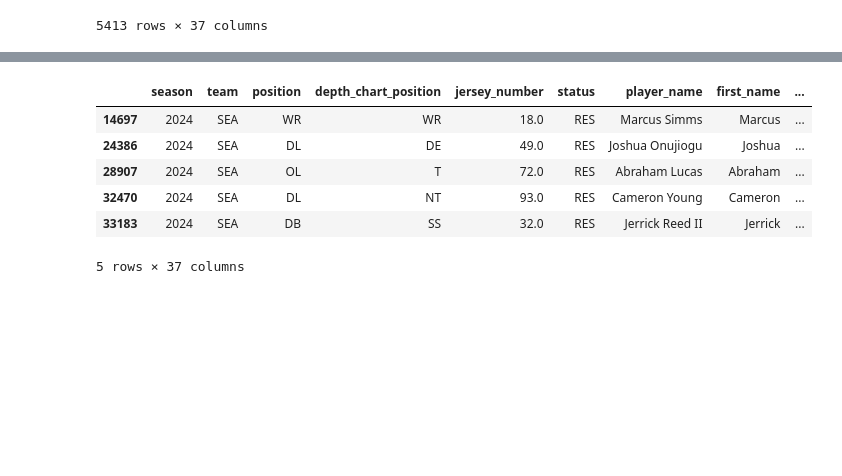
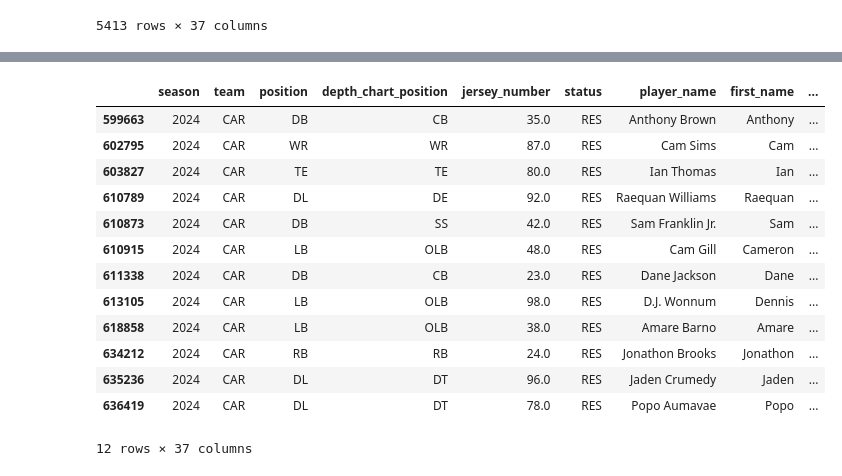
Before and after one commit to nicriv831/NFL-Injury-Risk, a Jupyter notebook: Initial_Run.ipynb, the cells around one changed output, grey strips where cells are left out. Cells and saved outputs as stored; diff of their text form; code cells hidden in the pictures; blank space fills up the shorter version.

```diff
--- a/Initial_Run.ipynb
+++ b/Initial_Run.ipynb
@@ -161,7 +161,7 @@ rosters_seas[rosters_seas['status'] == 'RES']
 # %%
 # Will look at weekly roster info for one year just to explore this particular dataset
 
-roster_weekly = nfl.import_weekly_rosters([2024])
+roster_weekly = nfl.import_weekly_rosters(range(2009,2025))
 # %%
 # Weekly info check
 
@@ -187,12 +334,21 @@ memory usage: 12.3+ MB
 # %%
 # Look at one teams IR for one week and see what it looks like in news/game logs
 
-roster_weekly[(roster_weekly['team'] == 'SEA') & (roster_weekly['week'] == 1) & (roster_weekly['status'] == 'RES')]
+car_wk1_2024 = roster_weekly[(roster_weekly['team'] == 'CAR') & (roster_weekly['week'] == 1) & (roster_weekly['season'] == 2024)]
-# %% [output]
-|  | season | team | position | depth_chart_position | jersey_number | status | player_name | first_name | ... |
-| 14697 | 2024 | SEA | WR | WR | 18.0 | RES | Marcus Simms | Marcus | ... |
-| 24386 | 2024 | SEA | DL | DE | 49.0 | RES | Joshua Onujiogu | Joshua | ... |
-| 28907 | 2024 | SEA | OL | T | 72.0 | RES | Abraham Lucas | Abraham | ... |
-| 32470 | 2024 | SEA | DL | NT | 93.0 | RES | Cameron Young | Cameron | ... |
-| 33183 | 2024 | SEA | DB | SS | 32.0 | RES | Jerrick Reed II | Jerrick | ... |
-5 rows × 37 columns
+# %%
+car_wk1_2024[car_wk1_2024['status'] == 'RES']
+# %% [output]
+|  | season | team | position | depth_chart_position | jersey_number | status | player_name | first_name | ... |
+| 599663 | 2024 | CAR | DB | CB | 35.0 | RES | Anthony Brown | Anthony | ... |
+| 602795 | 2024 | CAR | WR | WR | 87.0 | RES | Cam Sims | Cam | ... |
+| 603827 | 2024 | CAR | TE | TE | 80.0 | RES | Ian Thomas | Ian | ... |
+| 610789 | 2024 | CAR | DL | DE | 92.0 | RES | Raequan Williams | Raequan | ... |
+| 610873 | 2024 | CAR | DB | SS | 42.0 | RES | Sam Franklin Jr. | Sam | ... |
+| 610915 | 2024 | CAR | LB | OLB | 48.0 | RES | Cam Gill | Cameron | ... |
+| 611338 | 2024 | CAR | DB | CB | 23.0 | RES | Dane Jackson | Dane | ... |
+| 613105 | 2024 | CAR | LB | OLB | 98.0 | RES | D.J. Wonnum | Dennis | ... |
+| 618858 | 2024 | CAR | LB | OLB | 38.0 | RES | Amare Barno | Amare | ... |
+| 634212 | 2024 | CAR | RB | RB | 24.0 | RES | Jonathon Brooks | Jonathon | ... |
+| 635236 | 2024 | CAR | DL | DT | 96.0 | RES | Jaden Crumedy | Jaden | ... |
+| 636419 | 2024 | CAR | DL | DT | 78.0 | RES | Popo Aumavae | Popo | ... |
+12 rows × 37 columns
```
Also changed, not shown: parts of 20 cells of this notebook, 1 other file.
